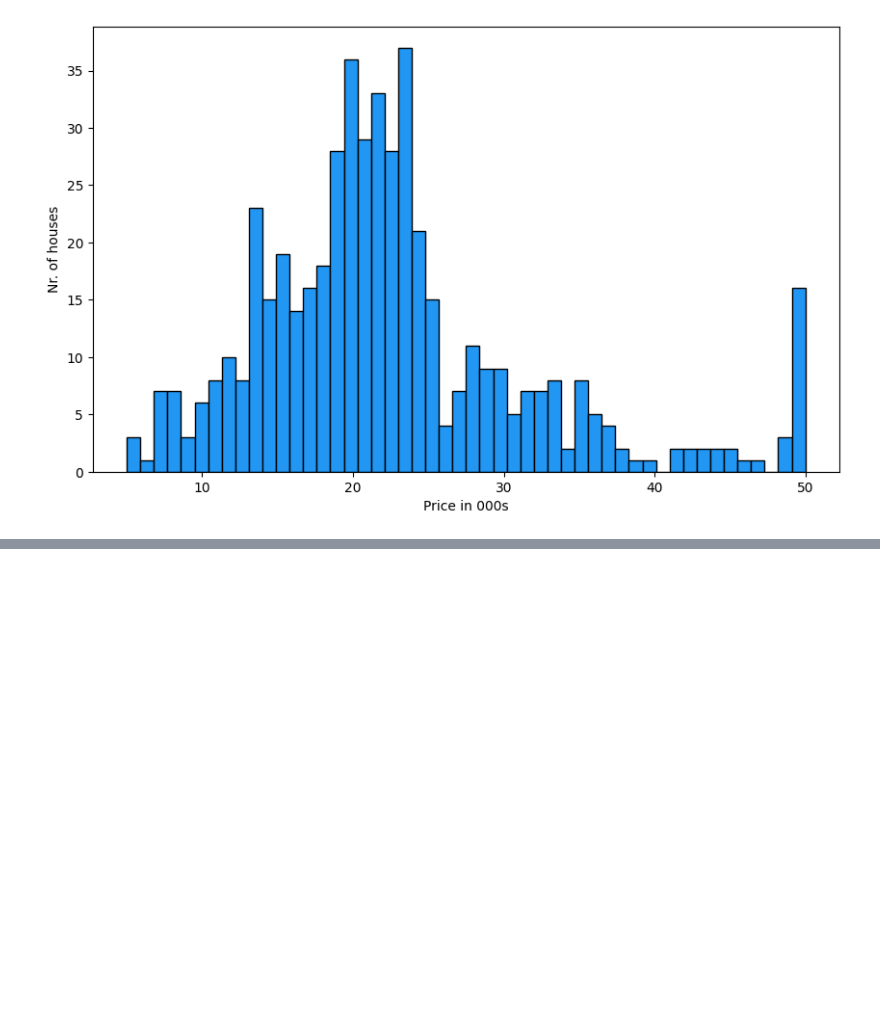
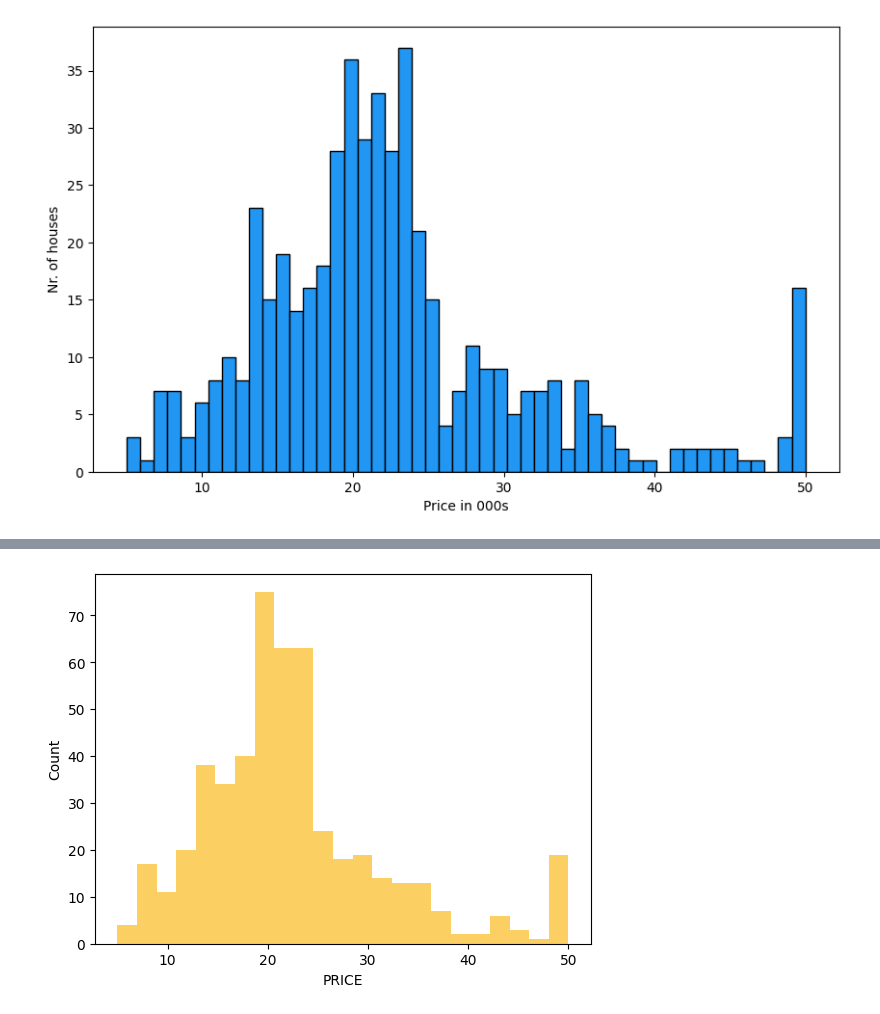
Before and after one commit to JonniiRingo/Data-Science-Ml, a Jupyter notebook: 04 Multivariate Regression.ipynb, the cells around one changed output, grey strips where cells are left out. Cells and saved outputs as stored; diff of their text form; code cells hidden in the pictures; blank space fills up the shorter version.

```diff
--- a/04 Multivariate Regression.ipynb
+++ b/04 Multivariate Regression.ipynb
@@ -186,0 +205,5 @@ plt.show()
+# %%
+sns.histplot(data['PRICE'], edgecolor=None, color='#fbc02d')
+plt.show()
+# %% [output]
+[figure, added]
```
Also changed, not shown: parts of 6 cells of this notebook.
